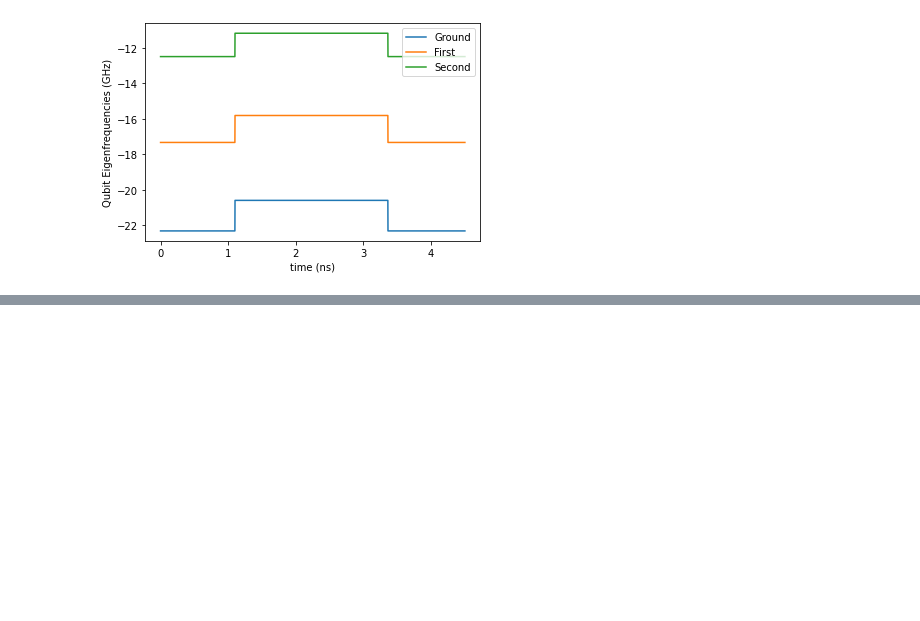
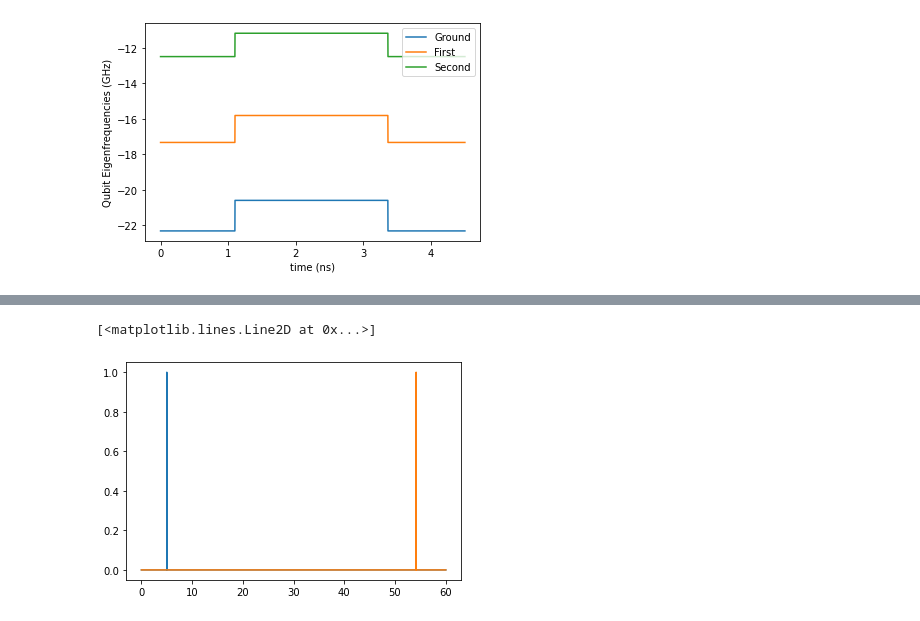
Before and after one commit to mohecht/PHYS559, a Jupyter notebook: QubitEnergyTuner.ipynb, the cells around one changed output, grey strips where cells are left out. Saved outputs shown, nothing was run; the diff lists cells and outputs as text; code cells hidden in the pictures; blank space fills up the shorter version.

```diff
--- a/QubitEnergyTuner.ipynb
+++ b/QubitEnergyTuner.ipynb
@@ -327,0 +364,19 @@ Text(0, 0.5, 'Qubit Eigenfrequencies (GHz)')
+# %%
+dt = 0.001 # ns
+t_gate = 49.16 # ns
+t_start = 5 # ns
+t_meas = 60 # ns
+t_end = t_start + t_gate
+t = np.arange(0,t_meas,dt)
+
+phiA = np.zeros(len(t))
+phiB = np.zeros(len(t))
+phiA[int(t_start/dt)] = phi_0
+phiB[int(t_end/dt)] = phi_0
+phiC = np.zeros(len(t))
+phiD = np.zeros(len(t))
+plt.plot(t,phiA/phi_0)
+plt.plot(t,phiB/phi_0)
+# %% [output]
+[<matplotlib.lines.Line2D at 0x...>]
+[figure, added]
```
Also changed, not shown: parts of 17 cells of this notebook.
